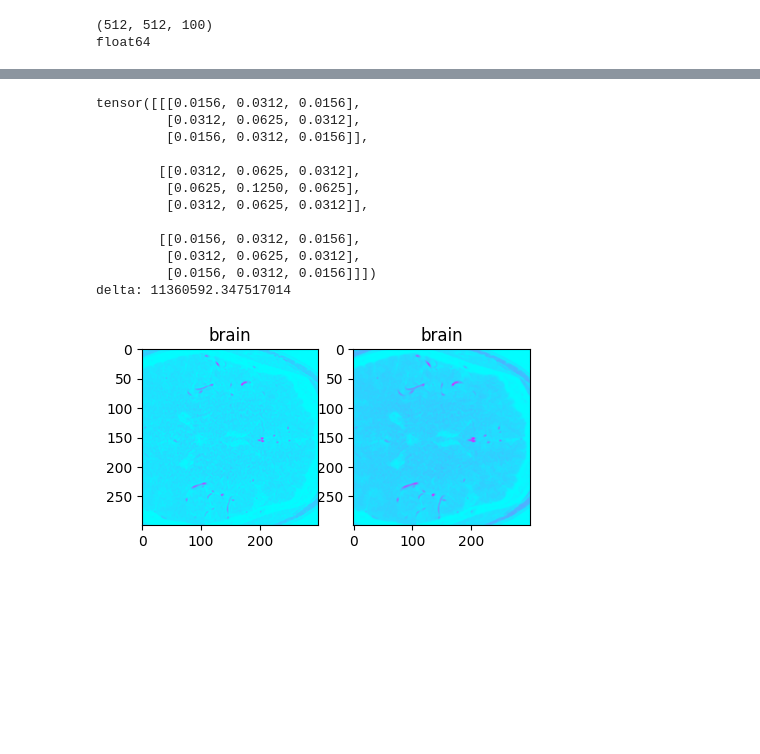
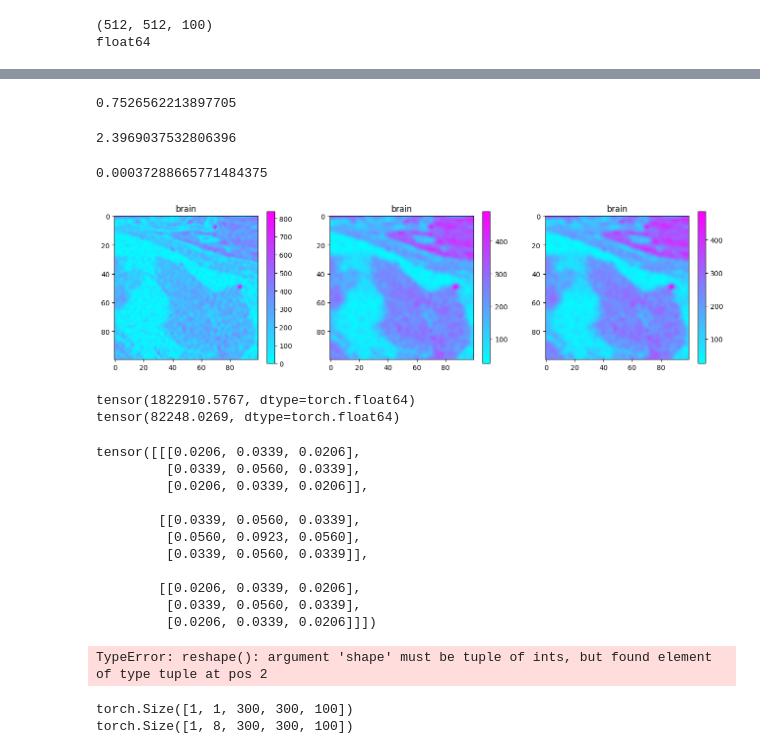
Before and after one commit to NotYourLady/MSRepo, a Jupyter notebook: VesselSegmentation/research/Untitled.ipynb, the cells around one changed output, grey strips where cells are left out. Drawn from its saved outputs; the diff is of its cells as text; code cells hidden in the pictures; blank space fills up the shorter version.

```diff
--- a/VesselSegmentation/research/Untitled.ipynb
+++ b/VesselSegmentation/research/Untitled.ipynb
@@ -88,0 +68,5 @@ def gaussian_blur_3d(vol_in, kernel_size=5, sigma=2):
+# %%
+vol = vol.astype(np.float32)
+vol_t = torch.tensor(vol).unsqueeze(0).unsqueeze(0)
+vol_cut = vol[100:400, 100:400]
+vol_cut_t = torch.tensor(vol_cut).unsqueeze(0).unsqueeze(0)
@@ -88,0 +84,14 @@ def gaussian_blur_3d(vol_in, kernel_size=5, sigma=2):
+# %%
+t1 = time.time()
+for i in range(10):
+    a = scipy.ndimage.gaussian_filter(vol_cut, sigma=sigma)
+print( time.time() - t1)
+# %% [output]
+0.7526562213897705
+# %%
+t1 = time.time()
+for i in range(10):
+    a = GaussianBlur3D(sigma=sigma)(vol_cut_t)
+print( time.time() - t1)
+# %% [output]
+2.3969037532806396
@@ -89,9 +101,36 @@ def gaussian_blur_3d(vol_in, kernel_size=5, sigma=2):
+# %%
+t1 = time.time()
+for i in range(10):
+    a = blur_cuda(vol_cut_t_cuda)
+print( time.time() - t1)
+# %% [output]
+0.00037288665771484375
+# %%
+sigma = 1
+
+my = GaussianBlur3D(sigma=sigma)(vol_cut_t)
+sc_py = scipy.ndimage.gaussian_filter(vol_cut, sigma=sigma)
+
+fig, ax = plt.subplots(1, 3, figsize=(16, 4))
+idx = 0
+print_img(vol_cut_t[0, 0][0:100, 100:200], ax[0], slice_=idx, title='brain', cmap='cool', bar=1)
+print_img(my[0, 0][0:100, 100:200], ax[1], slice_=idx, title='brain', cmap='cool', bar=1)
+print_img(sc_py[0:100, 100:200], ax[2], slice_=idx, title='brain', cmap='cool', bar=1)
+# %% [output]
+[figure, added]
+# %%
+print((((test[0, 0][0:100, 100:200]-sc_py[0:100, 100:200])**2)**0.5).sum())
+print((((my[0, 0][0:100, 100:200]-sc_py[0:100, 100:200])**2)**0.5).sum())
+# %% [output]
+tensor(1822910.5767, dtype=torch.float64)
+tensor(82248.0269, dtype=torch.float64)
 # %%
 vol_cut = vol[100:400, 100:400]
 vol_cut_t = torch.tensor(vol_cut.astype(np.float32)).unsqueeze(0).unsqueeze(0)
 
-blured2 = gaussian_blur_3d(vol_cut_t, kernel_size=3, sigma=0)
-blured = scipy.ndimage.gaussian_filter(vol_cut, sigma=0)
+blured2 = gaussian_blur_3d(vol_cut_t, kernel_size=3, sigma=1)
+blured = scipy.ndimage.gaussian_filter(vol_cut, sigma=1)
+
 
 print("delta:", np.sum(blured-blured2[0, 0].numpy()))
 for idx in range(50, 60, 20):
@@ -101,16 +140,15 @@ for idx in range(50, 60, 20):
     print_img(blured, ax[0], slice_=idx, title='brain', cmap='cool', bar=False)
     print_img(blured2[0, 0], ax[1], slice_=idx, title='brain', cmap='cool', bar=False)
 # %% [output]
-tensor([[[0.0156, 0.0312, 0.0156],
-         [0.0312, 0.0625, 0.0312],
-         [0.0156, 0.0312, 0.0156]],
+tensor([[[0.0206, 0.0339, 0.0206],
+         [0.0339, 0.0560, 0.0339],
+         [0.0206, 0.0339, 0.0206]],
 
-        [[0.0312, 0.0625, 0.0312],
-         [0.0625, 0.1250, 0.0625],
-         [0.0312, 0.0625, 0.0312]],
+        [[0.0339, 0.0560, 0.0339],
+         [0.0560, 0.0923, 0.0560],
+         [0.0339, 0.0560, 0.0339]],
 
-        [[0.0156, 0.0312, 0.0156],
-         [0.0312, 0.0625, 0.0312],
-         [0.0156, 0.0312, 0.0156]]])
-delta: 11360592.347517014
+        [[0.0206, 0.0339, 0.0206],
+         [0.0339, 0.0560, 0.0339],
+         [0.0206, 0.0339, 0.0206]]])
-[figure, removed]
+TypeError: reshape(): argument 'shape' must be tuple of ints, but found element of type tuple at pos 2
@@ -116,0 +196,7 @@ delta: 11360592.347517014
+# %%
+print(vol_cut_t.shape)
+out = conv(vol_cut_t)
+print(out.shape)
+# %% [output]
+torch.Size([1, 1, 300, 300, 100])
+torch.Size([1, 8, 300, 300, 100])
```
Also changed, not shown: parts of 14 cells of this notebook, 10 other files.
